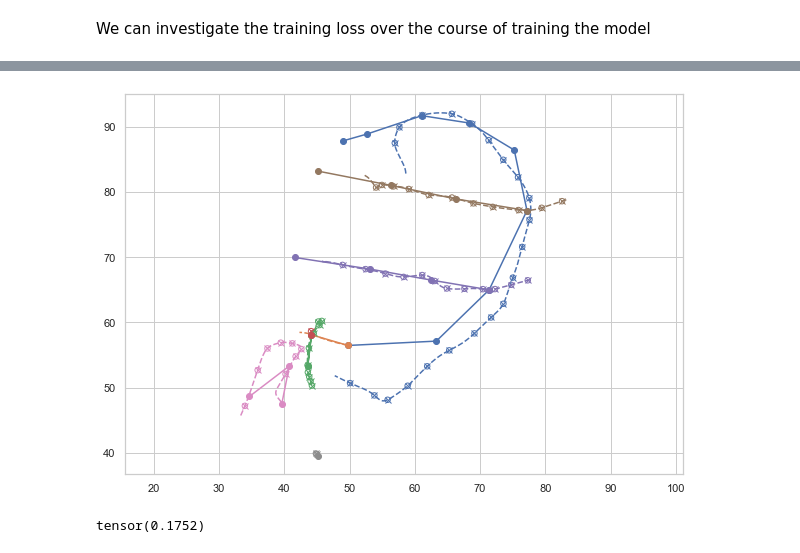
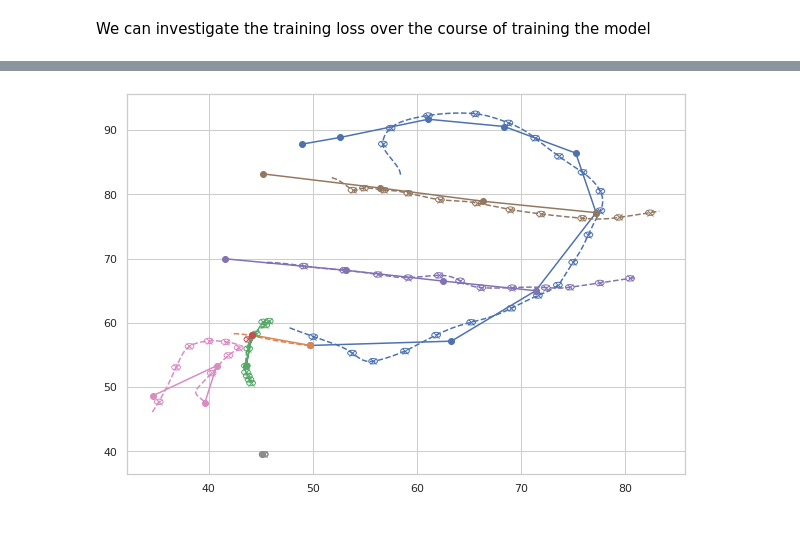
Before and after one commit to sorenhartmann/indoor-location-navigation, a Jupyter notebook: notebooks/1-initial-model.ipynb, the cells around one changed output, grey strips where cells are left out. Saved outputs shown, nothing was run; the diff lists cells and outputs as text; code cells hidden in the pictures.

```diff
--- a/notebooks/1-initial-model.ipynb
+++ b/notebooks/1-initial-model.ipynb
@@ -287,25 +285,26 @@ tensor([44.9683, 39.7946])
 # %%
 plt.figure(figsize=(10,7))
+
+#plt.imshow(floor_image, extent=(0, floor_width, 0, floor_height))
 
 with torch.no_grad():
     loc_q, scale_q = initial_model.guide(*mini_batch)
     loc_q[loc_q==0] = float("nan")
 
 for i in range(len(mini_batch_index)):
     x_hat = mini_batch_position[i, mini_batch_position_mask[i], :]
 
     plt.plot(*x_hat.T, "-o", color=f"C{i}")
     plt.plot(*loc_q[i].T, linestyle="--", color=f"C{i}")
 
     for j in range(100, mini_batch_length[i], 50):
         plt.plot(*loc_q[i, j, :], "x", color=f"C{i}")
         plt.gca().add_patch(plt.Circle(loc_q[i, j, :], scale_q[i].sqrt(), fill=False, color=f"C{i}"))
 
-plt.axis("equal")
+#plt.xlim((20, 100))
+#plt.ylim((35, 95));
+
+#plt.axis("equal")
 plt.show()
 # %% [output]
-[figure, old version]
+[figure, new version]
-# %%
-scale_q[i]
-# %% [output]
-tensor(0.1752)
```
Also changed, not shown: parts of 14 cells of this notebook.
